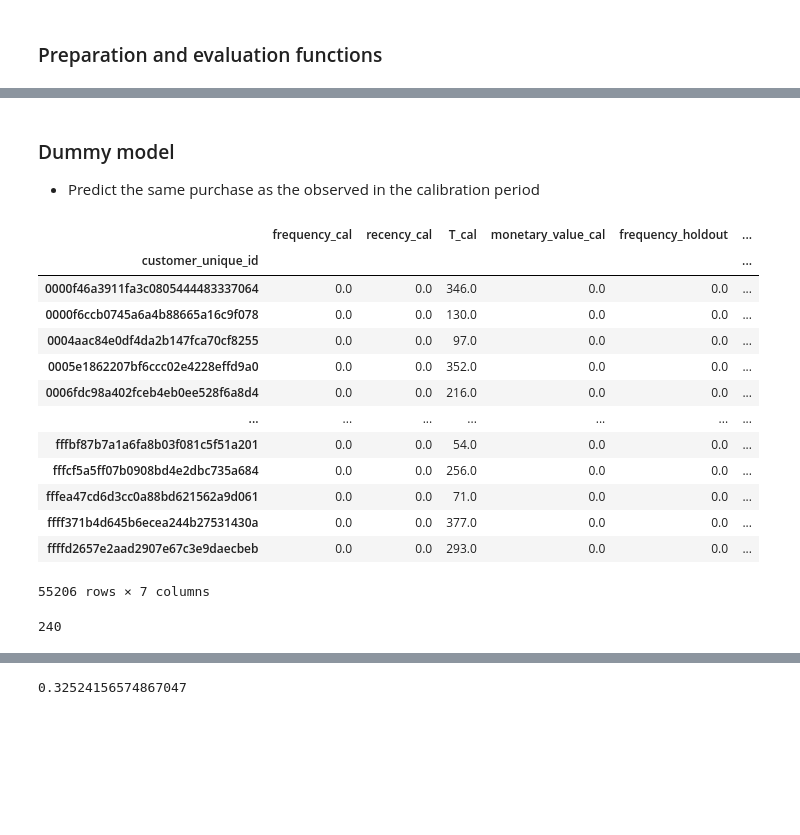
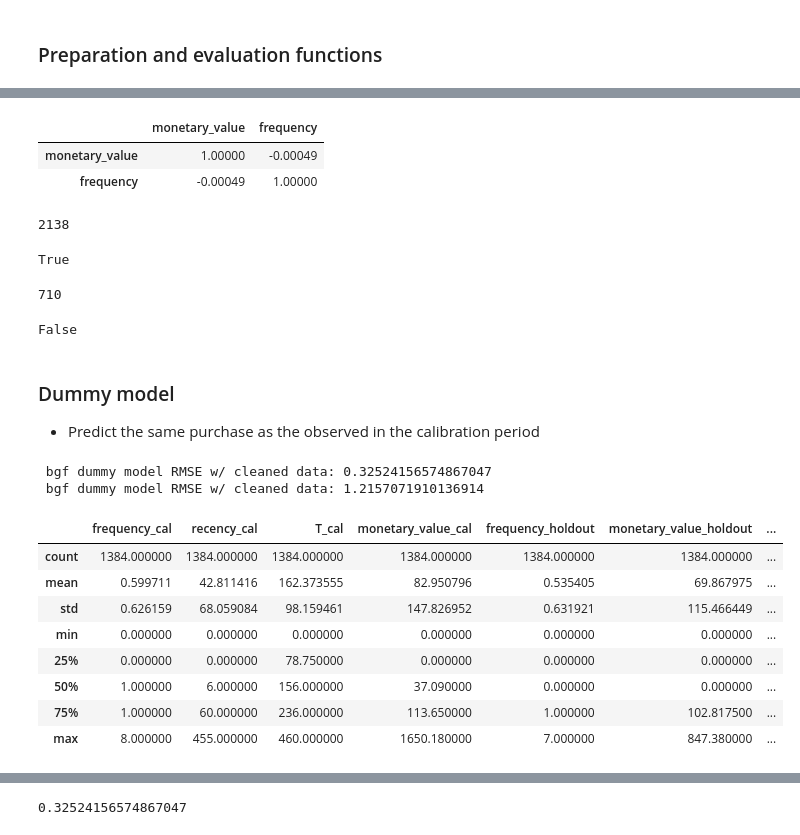
Before and after one commit to zander1268/custorama, a Jupyter notebook: final_bg_nbd_modeling.ipynb, the cells around one changed output, grey strips where cells are left out. Cells and saved outputs as stored; diff of their text form; code cells hidden in the pictures; blank space fills up the shorter version.

```diff
--- a/final_bg_nbd_modeling.ipynb
+++ b/final_bg_nbd_modeling.ipynb
@@ -92,0 +159,8 @@ def samp_cust_pred_trans(df_ch,sample_customer_id,eval_period):
+# %%
+#The Gamma-Gamma submodel, assumes no relationship between the monetary value and the purchase frequency.
+#The correlation between the two vectors is close to 0 so we can use this model.
+repeat_purchaser_summary[['monetary_value', 'frequency']].corr()
+# %% [output]
+|  | monetary_value | frequency |
+| monetary_value | 1.00000 | -0.00049 |
+| frequency | -0.00049 | 1.00000 |
@@ -93,24 +185,53 @@ def samp_cust_pred_trans(df_ch,sample_customer_id,eval_period):
+# %%
+#create an array to evaluate total purchases per customer in calib period
+purchases_in_val = repeat_lifetimes_object_df_ts[repeat_lifetimes_object_df_ts["order_purchase_timestamp"]>ch_2.max_calib_date].groupby("customer_unique_id").nunique()["order_purchase_timestamp"]
+purchases_in_val.sort_values()
+purchases_in_val = pd.DataFrame(purchases_in_val)
+purchases_in_val["order_purchase_timestamp"].sum()
+# %% [output]
+2138
+# %%
+#Confirming that a 'frequency' of 0.00 in calibration period means total purchases in that period = 1
+#Total calibration days with purchases = calibration frequency + 1
+purch = []
+for purchasers in df_ch_2["frequency_cal"]:
+    purch.append(purchasers+1)
+sum(purch) == purchases_in_cal["order_purchase_timestamp"].sum()
+# %% [output]
+True
+# %%
+#attempting on holdout group
+df_ch_2["frequency_holdout"]
+purch = []
+zeros = 0
+for purchasers in df_ch_2["frequency_holdout"]:
+    purch.append(purchasers+1)
+    if purchasers == 0:
+        zeros += 1
+print(zeros)
+sum(purch) == purchases_in_val["order_purchase_timestamp"].sum()
+# %% [output]
+710
+False
 # %% [markdown]
 ###  Dummy model
 - Predict the same purchase as the observed in the calibration period
-# %%
-df_ch_1
-# %% [output]
-|  | frequency_cal | recency_cal | T_cal | monetary_value_cal | frequency_holdout | ... |
-| customer_unique_id |  |  |  |  |  | ... |
-| 0000f46a3911fa3c0805444483337064 | 0.0 | 0.0 | 346.0 | 0.0 | 0.0 | ... |
-| 0000f6ccb0745a6a4b88665a16c9f078 | 0.0 | 0.0 | 130.0 | 0.0 | 0.0 | ... |
-| 0004aac84e0df4da2b147fca70cf8255 | 0.0 | 0.0 | 97.0 | 0.0 | 0.0 | ... |
-| 0005e1862207bf6ccc02e4228effd9a0 | 0.0 | 0.0 | 352.0 | 0.0 | 0.0 | ... |
-| 0006fdc98a402fceb4eb0ee528f6a8d4 | 0.0 | 0.0 | 216.0 | 0.0 | 0.0 | ... |
-| ... | ... | ... | ... | ... | ... | ... |
-| fffbf87b7a1a6fa8b03f081c5f51a201 | 0.0 | 0.0 | 54.0 | 0.0 | 0.0 | ... |
-| fffcf5a5ff07b0908bd4e2dbc735a684 | 0.0 | 0.0 | 256.0 | 0.0 | 0.0 | ... |
-| fffea47cd6d3cc0a88bd621562a9d061 | 0.0 | 0.0 | 71.0 | 0.0 | 0.0 | ... |
-| ffff371b4d645b6ecea244b27531430a | 0.0 | 0.0 | 377.0 | 0.0 | 0.0 | ... |
-| ffffd2657e2aad2907e67c3e9daecbeb | 0.0 | 0.0 | 293.0 | 0.0 | 0.0 | ... |
-55206 rows × 7 columns
-# %%
-ch_1.eval_period
-# %% [output]
-240
+# %%
+print(f' bgf dummy model RMSE w/ cleaned data: {bgf_dummy_model(ch_1)}')
+print(f' bgf dummy model RMSE w/ cleaned data: {bgf_dummy_model(ch_2)}')
+# %% [output]
+ bgf dummy model RMSE w/ cleaned data: 0.32524156574867047
+ bgf dummy model RMSE w/ cleaned data: 1.2157071910136914
+# %%
+df_ch_2 = ch_2.df_ch_getdf()
+df_ch_2.describe()
+# %% [output]
+|  | frequency_cal | recency_cal | T_cal | monetary_value_cal | frequency_holdout | monetary_value_holdout | ... |
+| count | 1384.000000 | 1384.000000 | 1384.000000 | 1384.000000 | 1384.000000 | 1384.000000 | ... |
+| mean | 0.599711 | 42.811416 | 162.373555 | 82.950796 | 0.535405 | 69.867975 | ... |
+| std | 0.626159 | 68.059084 | 98.159461 | 147.826952 | 0.631921 | 115.466449 | ... |
+| min | 0.000000 | 0.000000 | 0.000000 | 0.000000 | 0.000000 | 0.000000 | ... |
+| 25% | 0.000000 | 0.000000 | 78.750000 | 0.000000 | 0.000000 | 0.000000 | ... |
+| 50% | 1.000000 | 6.000000 | 156.000000 | 37.090000 | 0.000000 | 0.000000 | ... |
+| 75% | 1.000000 | 60.000000 | 236.000000 | 113.650000 | 1.000000 | 102.817500 | ... |
+| max | 8.000000 | 455.000000 | 460.000000 | 1650.180000 | 7.000000 | 847.380000 | ... |
```
Also changed, not shown: parts of 16 cells of this notebook, 2 other files.
